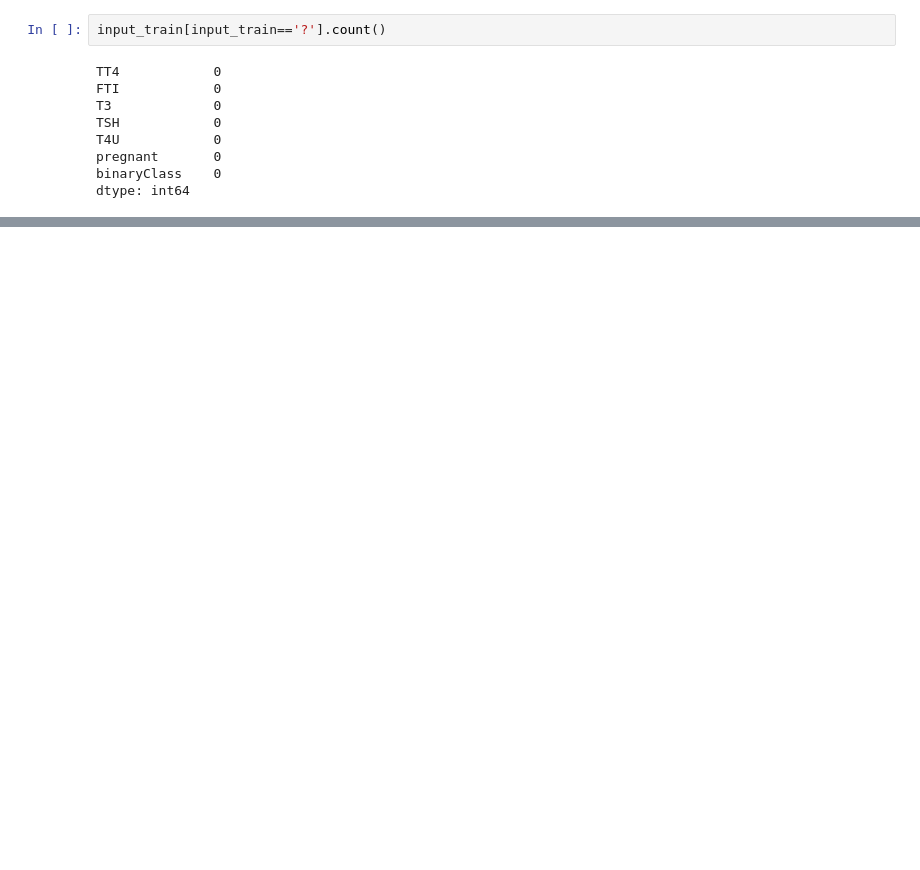
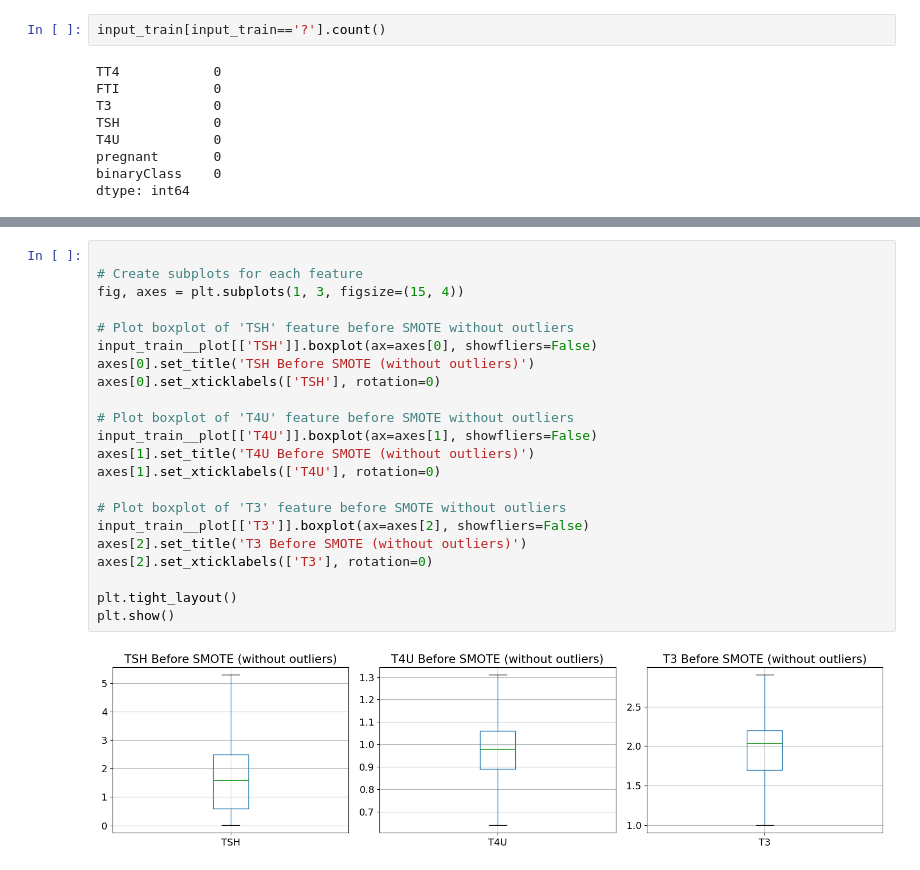
Before and after one commit to cilab-ufersa/thyroid_disease_AI, a Jupyter notebook: thyroid_disease_AI/data/clear_data.ipynb, the cells around one changed output, grey strips where cells are left out. Cells and saved outputs as stored; diff of their text form; blank space fills up the shorter version.

```diff
--- a/thyroid_disease_AI/data/clear_data.ipynb
+++ b/thyroid_disease_AI/data/clear_data.ipynb
@@ -243,0 +351,24 @@ plt.show()
+# %%
+
+# Create subplots for each feature
+fig, axes = plt.subplots(1, 3, figsize=(15, 4))
+
+# Plot boxplot of 'TSH' feature before SMOTE without outliers
+input_train__plot[['TSH']].boxplot(ax=axes[0], showfliers=False)
+axes[0].set_title('TSH Before SMOTE (without outliers)')
+axes[0].set_xticklabels(['TSH'], rotation=0)
+
+# Plot boxplot of 'T4U' feature before SMOTE without outliers
+input_train__plot[['T4U']].boxplot(ax=axes[1], showfliers=False)
+axes[1].set_title('T4U Before SMOTE (without outliers)')
+axes[1].set_xticklabels(['T4U'], rotation=0)
+
+# Plot boxplot of 'T3' feature before SMOTE without outliers
+input_train__plot[['T3']].boxplot(ax=axes[2], showfliers=False)
+axes[2].set_title('T3 Before SMOTE (without outliers)')
+axes[2].set_xticklabels(['T3'], rotation=0)
+
+plt.tight_layout()
+plt.show()
+# %% [output]
+[figure, added]
```
Also changed, not shown: parts of 19 cells of this notebook.
